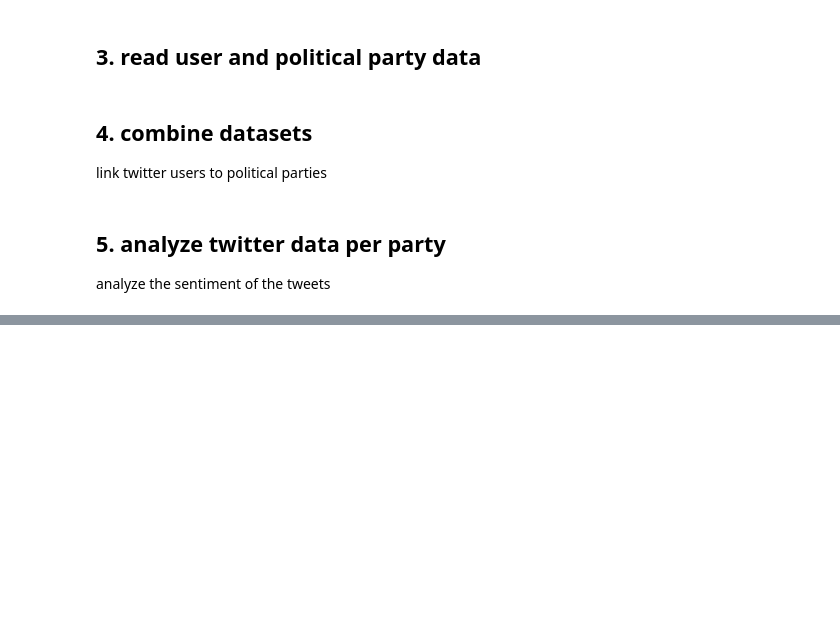
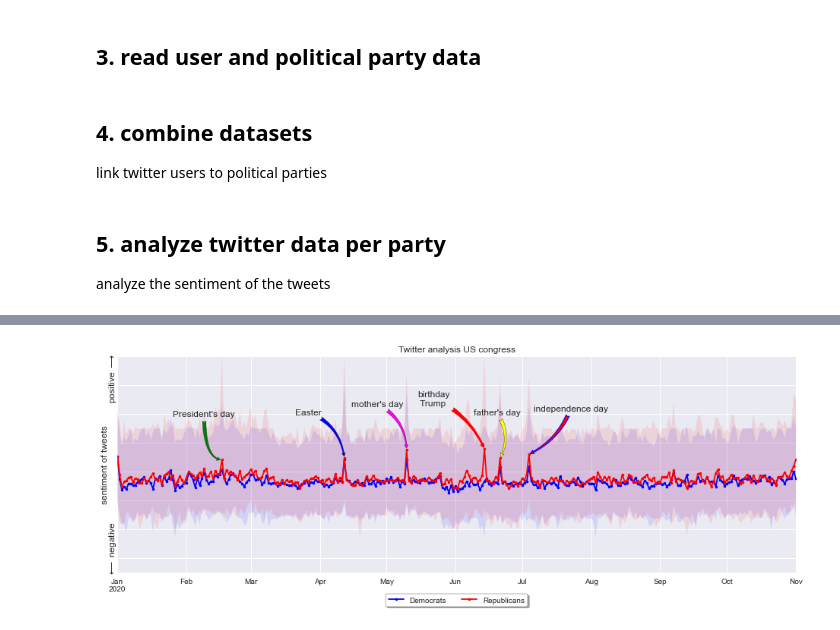
Before and after one commit to MAMBA-python/course-material, a Jupyter notebook: Practical_examples/congress_twitter_analysis/congress_twitter_analysis.ipynb, the cells around one changed output, grey strips where cells are left out. Drawn from its saved outputs; the diff is of its cells as text; code cells hidden in the pictures; blank space fills up the shorter version.

```diff
--- a/Practical_examples/congress_twitter_analysis/congress_twitter_analysis.ipynb
+++ b/Practical_examples/congress_twitter_analysis/congress_twitter_analysis.ipynb
@@ -100,8 +127,8 @@ upper_percentile = 90
 lower_percentile = 10
 
 #With apply we do the operation per row of echt dataframe
-twitter_data_d_daily_upper = twitter_data_d.resample('D').apply(lambda x: np.percentile(x['polarity'], q=upper_percentile))
-twitter_data_d_daily_lower = twitter_data_d.resample('D').apply(lambda x: np.percentile(x['polarity'], q=lower_percentile))
-twitter_data_r_daily_upper = twitter_data_r.resample('D').apply(lambda x: np.percentile(x['polarity'], q=upper_percentile))
-twitter_data_r_daily_lower = twitter_data_r.resample('D').apply(lambda x: np.percentile(x['polarity'], q=lower_percentile))
+twitter_data_d_daily_upper = twitter_data_d.resample('D').quantile(upper_percentile/100)['polarity']
+twitter_data_d_daily_lower = twitter_data_d.resample('D').quantile(lower_percentile/100)['polarity']
+twitter_data_r_daily_upper = twitter_data_r.resample('D').quantile(upper_percentile/100)['polarity']
+twitter_data_r_daily_lower = twitter_data_r.resample('D').quantile(lower_percentile/100)['polarity']
 # %% [markdown]
@@ -127,14 +164,14 @@ print("number of tweets by %s : %i"%(user_max_ave_pol, no_tweets_user))
 # %%
 # annotation of these values in our plot
 def add_annotation(ax, day, twitter_data_daily_average,
-                   connectionstyle, text, x_afstand=-20, y_afstand=0.3, facecolor='green', linewidth=None,
+                   connectionstyle, text, x_dis=-20, y_dis=0.3, facecolor='green', linewidth=None,
                    edgecolor=None):
     '''
     '''
     pol_day_party = twitter_data_daily_average[day:day]['polarity'].values[0]
     ax.annotate(text,
                 xy=(day, pol_day_party),
-                xytext=(day+dt.timedelta(x_afstand), pol_day_party+y_afstand),
+                xytext=(day+dt.timedelta(x_dis), pol_day_party+y_dis),
                 fontsize=12,
                 arrowprops=dict(arrowstyle="fancy",
                                 facecolor=facecolor,
@@ -204,44 +249,49 @@ ax.fill_between(twitter_data_r_daily_upper.index, twitter_data_r_daily_lower.val
 
 
 # add arrow to some peaks
-ax = add_annotation(ax, dt.datetime(2018,4,1), twitter_data_r_daily_average, "angle3,angleA=90,angleB=0",
-                    'Easter', x_afstand=-12)
+ax = add_annotation(ax, dt.datetime(2020,2,17), twitter_data_r_daily_average, "angle3,angleA=90,angleB=0",
+                    "President's day", x_dis=-22)
 
-ax = add_annotation(ax, dt.datetime(2018,5,13), twitter_data_r_daily_average, "arc3,rad=-0.3",
-                    "mother's day", x_afstand=2, facecolor='blue')
+ax = add_annotation(ax, dt.datetime(2020,4,12), twitter_data_r_daily_average, "arc3,rad=-0.3",
+                    "Easter", x_dis=-22, facecolor='blue')
 
-ax = add_annotation(ax, dt.datetime(2018,6,17), twitter_data_r_daily_average, "arc3,rad=-0.3",
-                    "father's day", x_afstand=-2, facecolor='magenta')
+ax = add_annotation(ax, dt.datetime(2020,5,10), twitter_data_r_daily_average, "arc3,rad=-0.3",
+                    "mother's day", x_dis=-25, facecolor='magenta')
 
-ax = add_annotation(ax, dt.datetime(2018,6,18), twitter_data_d_daily_average, "arc3,rad=-0.2",
-                    "refugee family separation crisis", x_afstand=-30, y_afstand=-0.3, facecolor='orange')
+ax = add_annotation(ax, dt.datetime(2020,6,21), twitter_data_r_daily_average, "arc3,rad=-0.3",
+                    "father's day", x_dis=-12, facecolor='yellow')
 
-ax = add_annotation(ax, dt.datetime(2018,7,4), twitter_data_r_daily_average, "arc3,rad=-0.2",
-                    "independence day", x_afstand=2 , facecolor='red', edgecolor='blue', linewidth=1)
+ax = add_annotation(ax, dt.datetime(2020,7,4), twitter_data_r_daily_average, "arc3,rad=-0.2",
+                    "independence day", x_dis=2 , facecolor='red', edgecolor='blue', linewidth=1)
+
+ax = add_annotation(ax, dt.datetime(2020,6,14), twitter_data_r_daily_average, "arc3,rad=-0.2",
+                    "birthday\n Trump", x_dis=-30 , facecolor='red', edgecolor='red', linewidth=1)
 
 # format axes
 ax.set_ylim(-0.5,1.0)
 ax.set_xlabel('')
 ax.set_ylabel('sentiment of tweets', fontsize=12)
 ax.set_yticklabels([])
 
-ax.set_xlim(start_date, end_date)
+ax.set_xlim(start_date, twitter_data_d_daily_average.index.max())
 xmin, xmax = ax.get_xlim()
 ymin, ymax = ax.get_ylim()
 
-ax.text(xmin-5, ymax-0.04, r'positive $\longrightarrow$', rotation=90, fontsize=12)
-ax.text(xmin-5, ymin+0.30, r'$\longleftarrow$ negative', rotation=90, fontsize=12)
+ax.text(xmin-5, ymax-0.3, r'positive $\longrightarrow$', rotation=90, fontsize=12)
+ax.text(xmin-5, ymin, r'$\longleftarrow$ negative', rotation=90, fontsize=12)
 
 # format legend
 box = ax.get_position()
 ax.set_position([box.x0, box.y0 + box.height * 0.1,
                  box.width, box.height * 0.9])
 
 
 # Put a legend below current axis
 leg = ax.legend(loc='upper center', bbox_to_anchor=(0.5, -0.08),
                 frameon=True, facecolor='white', edgecolor='black', shadow=True, ncol=5)
 
 ax.set_title('Twitter analysis US congress')
 
 fig.savefig(r'figures\twitter_analysis_US_congress.png', dpi=300, bbox_inches='tight')
+# %% [output]
+[figure, added]
```
Also changed, not shown: parts of 7 cells of this notebook, 53 other files.
